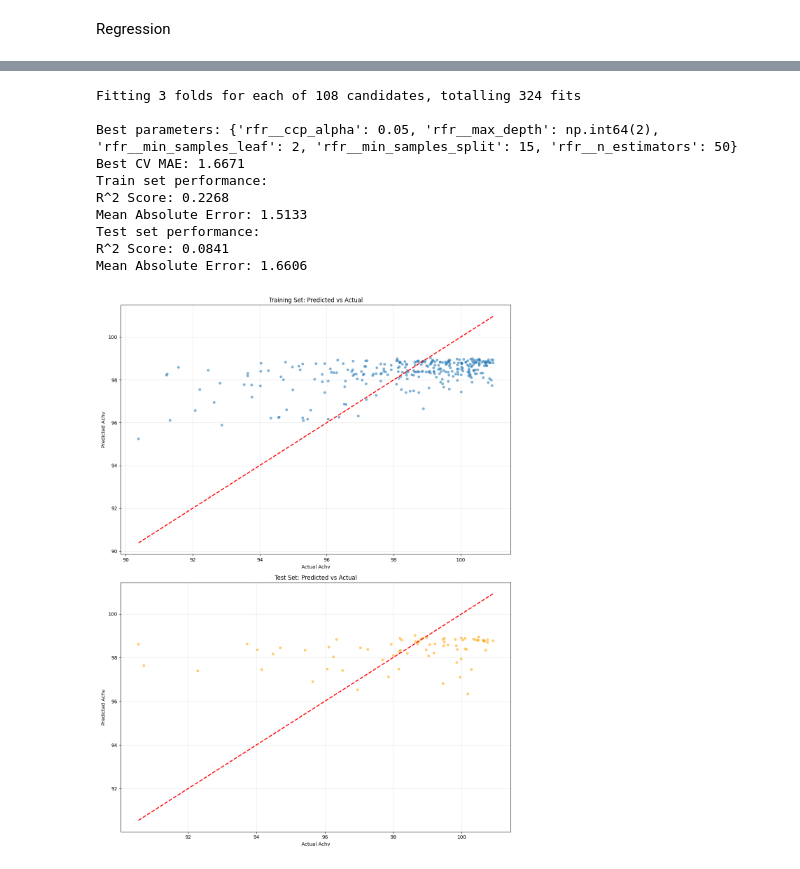
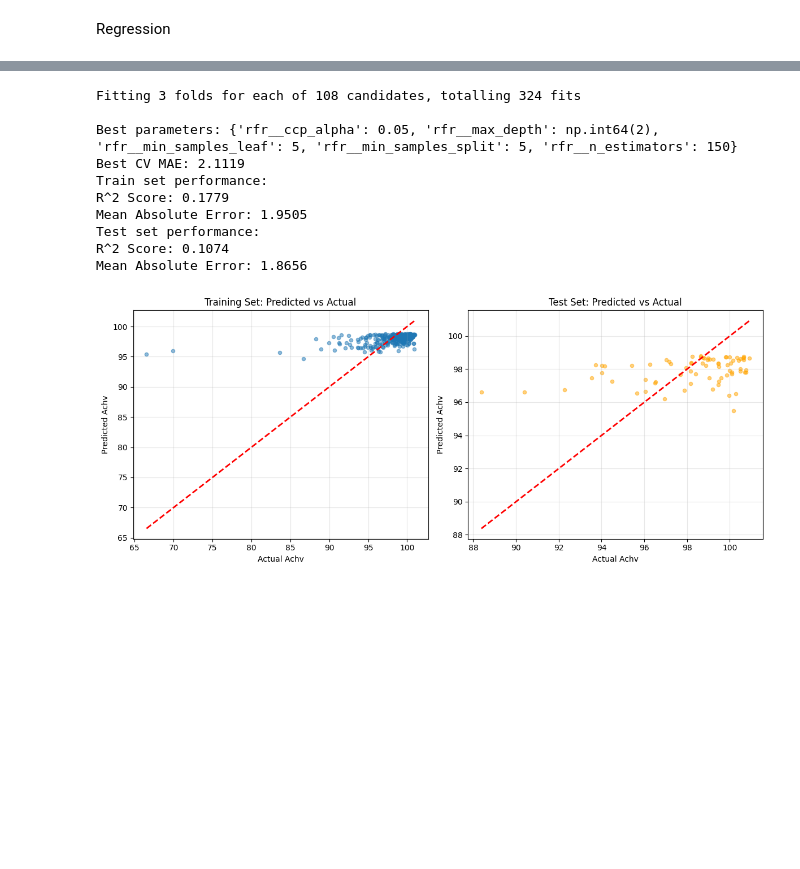
Before and after one commit to eric15342335/maimai-dx-regression, a Jupyter notebook: model.ipynb, the cells around one changed output, grey strips where cells are left out. Cells and saved outputs as stored; diff of their text form; code cells hidden in the pictures; blank space fills up the shorter version.

```diff
--- a/model.ipynb
+++ b/model.ipynb
@@ -212,7 +212,7 @@ print(merged_df.nsmallest(5, 'Achv'))
 323  86.69    A            12.7       882  180.0        246.0
 # %%
 # drop Achv outliners
-merged_df = merged_df[(merged_df['Achv'] >= 90)]
+#merged_df = merged_df[(merged_df['Achv'] >= 90)]
 # %%
 # song map metrics
 songs_df = Path("songs.csv")
@@ -445,7 +445,7 @@ from sklearn.compose import ColumnTransformer
 from sklearn.preprocessing import OneHotEncoder
 
 numerical_features = merged_df.select_dtypes(include=['number']).columns.drop('Achv').tolist()
-categorical_features = ['Genre', 'Version', 'type', 'difficulty']
+categorical_features = ['Genre', 'type', 'difficulty'] # 'Version'
 preprocessor = ColumnTransformer(
     transformers=[
         ('num', Pipeline(steps=[
@@ -563,9 +563,7 @@ import numpy as np
 
 preprocessor_rf = ColumnTransformer(
     transformers=[
-        ('num', Pipeline(steps=[
-            ('poly_features', PolynomialFeatures(degree=2, include_bias=False, interaction_only=False)),
-        ]), numerical_features),
+        ('num', 'passthrough', numerical_features),
         ('cat', OneHotEncoder(drop='first', sparse_output=False,
                               handle_unknown="error",
                               categories=[merged_df[column].unique().tolist() for column in categorical_features]
@@ -579,11 +577,11 @@ pipeline_rf = Pipeline(steps=[
     ))
 ])
 param_grid = {
-    'rfr__n_estimators': [50, 100],
+    'rfr__n_estimators': [50, 100, 150],
     'rfr__max_depth': np.arange(2, 7, 2),
-    'rfr__min_samples_split': [5, 10, 15],
-    'rfr__min_samples_leaf': [2, 5, 10],
-    'rfr__ccp_alpha': [0.05, 0.1],
+    'rfr__min_samples_split': [5, 10],
+    'rfr__min_samples_leaf': [2, 5],
+    'rfr__ccp_alpha': [0, 0.05, 0.1],
 }
 grid_search = GridSearchCV(
     pipeline_rf,
@@ -615,34 +613,34 @@ print(f"Mean Absolute Error: {test_mse_rf:.4f}")
 # %% [output]
 Fitting 3 folds for each of 108 candidates, totalling 324 fits
 
-Best parameters: {'rfr__ccp_alpha': 0.05, 'rfr__max_depth': np.int64(2), 'rfr__min_samples_leaf': 2, 'rfr__min_samples_split': 15, 'rfr__n_estimators': 50}
-Best CV MAE: 1.6671
+Best parameters: {'rfr__ccp_alpha': 0.05, 'rfr__max_depth': np.int64(2), 'rfr__min_samples_leaf': 5, 'rfr__min_samples_split': 5, 'rfr__n_estimators': 150}
+Best CV MAE: 2.1119
 Train set performance:
-R^2 Score: 0.2268
-Mean Absolute Error: 1.5133
+R^2 Score: 0.1779
+Mean Absolute Error: 1.9505
 Test set performance:
-R^2 Score: 0.0841
-Mean Absolute Error: 1.6606
+R^2 Score: 0.1074
+Mean Absolute Error: 1.8656
 # %%
-fig, axes = plt.subplots(2, 1, figsize=(12, 16))
+fig, axes = plt.subplots(1, 2, figsize=(12, 5))
 # 1. Predicted vs Actual for training set
 axes[0].scatter(y_train, y_train_pred_rf, alpha=0.5, s=20)
 axes[0].plot([y_train.min(), y_train.max()], [y_train.min(), y_train.max()], 'r--', lw=2)
 axes[0].set_xlabel('Actual Achv')
 axes[0].set_ylabel('Predicted Achv')
 axes[0].set_title('Training Set: Predicted vs Actual')
 axes[0].grid(True, alpha=0.3)
 
 # 2. Predicted vs Actual for test set
 axes[1].scatter(y_test, y_test_pred_rf, alpha=0.5, s=20, color='orange')
 axes[1].plot([y_test.min(), y_test.max()], [y_test.min(), y_test.max()], 'r--', lw=2)
 axes[1].set_xlabel('Actual Achv')
 axes[1].set_ylabel('Predicted Achv')
 axes[1].set_title('Test Set: Predicted vs Actual')
 axes[1].grid(True, alpha=0.3)
 
 plt.tight_layout()
 plt.show()
 # %% [output]
-[figure, old version]
+[figure, new version]
 # %%
```
Also changed, not shown: parts of 15 cells of this notebook, 1 other file.
